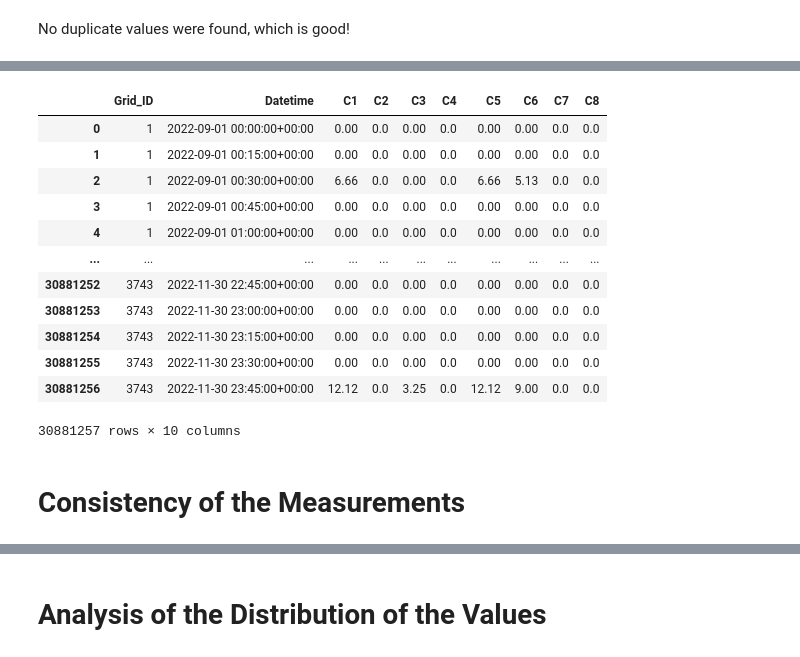
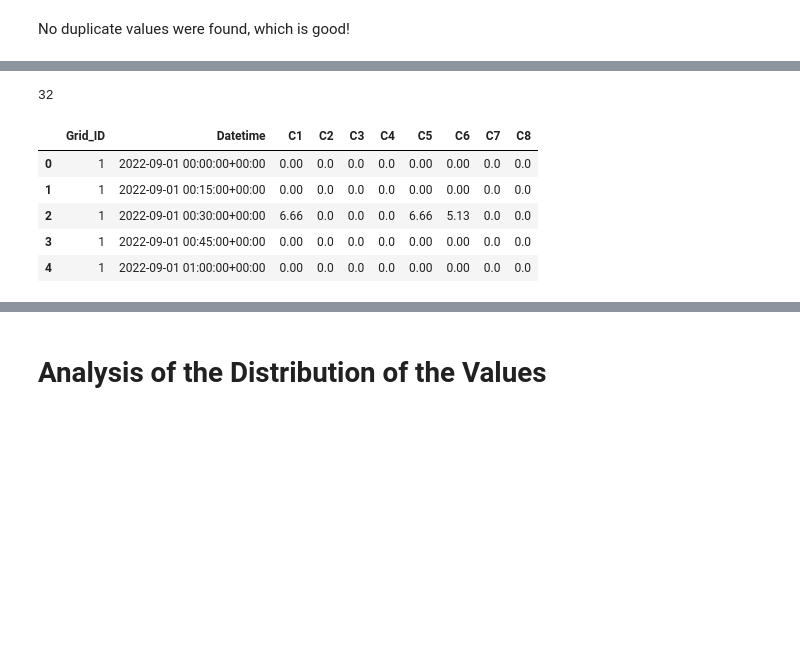
Before and after one commit to duarteoliper/WDL_2023, a Jupyter notebook: notebooks/eda.ipynb, the cells around one changed output, grey strips where cells are left out. Drawn from its saved outputs; the diff is of its cells as text; code cells hidden in the pictures; blank space fills up the shorter version.

```diff
--- a/notebooks/eda.ipynb
+++ b/notebooks/eda.ipynb
@@ -14,20 +15,26 @@ from shapely import wkt
 # %% [markdown]
 ## Feature Data
 # %%
-# Data file names
-grid_info = os.path.join(os.path.dirname(os.getcwd()), "data", "raw", "ficheiros_WDL", "DISPOSITIVOS MOVEIS_QUADRICULAS", "DISPOSITIVOS MOVEIS_QUADRICULAS.xlsx")
+def read_df_movs():
+    # Data file names
+    grid_info = os.path.join(os.path.dirname(os.getcwd()), "data", "raw", "ficheiros_WDL", "DISPOSITIVOS MOVEIS_QUADRICULAS", "DISPOSITIVOS MOVEIS_QUADRICULAS.xlsx")
 
-#There are mov files for different datas, I'll add all of them here latter
-movs_path = os.path.join(os.path.dirname(os.getcwd()), "data", "raw", "ficheiros_WDL", "DISPOSITIVOS MOVEIS_GRELHA E EIXOS")
-movs_2022_09 = os.path.join(movs_path, "CML_DISPOSITIVOS MOVEIS_GRELHA_indCD15m_2022_09_0001_4000.csv")
-movs_2022_10 = os.path.join(movs_path, "CML_DISPOSITIVOS MOVEIS_GRELHA_indCD15m_2022_10_0001_4000.csv")
-movs_2022_11 = os.path.join(movs_path, "CML_DISPOSITIVOS MOVEIS_GRELHA_indCD15m_2022_11_0001_4000.csv")
+    #There are mov files for different datas, I'll add all of them here latter
+    movs_path = os.path.join(os.path.dirname(os.getcwd()), "data", "raw", "ficheiros_WDL", "DISPOSITIVOS MOVEIS_GRELHA E EIXOS")
+    movs_2022_09 = os.path.join(movs_path, "CML_DISPOSITIVOS MOVEIS_GRELHA_indCD15m_2022_09_0001_4000.csv")
+    movs_2022_10 = os.path.join(movs_path, "CML_DISPOSITIVOS MOVEIS_GRELHA_indCD15m_2022_10_0001_4000.csv")
+    movs_2022_11 = os.path.join(movs_path, "CML_DISPOSITIVOS MOVEIS_GRELHA_indCD15m_2022_11_0001_4000.csv")
 
-# Read data of each month
-df_movs_2022_09= pd.read_csv(movs_2022_09, parse_dates=["Datetime"])
-df_movs_2022_10= pd.read_csv(movs_2022_10, parse_dates=["Datetime"])
-df_movs_2022_11= pd.read_csv(movs_2022_11, parse_dates=["Datetime"])
+    # Read data of each month
+    df_movs_2022_09= pd.read_csv(movs_2022_09, parse_dates=["Datetime"])
+    df_movs_2022_10= pd.read_csv(movs_2022_10, parse_dates=["Datetime"])
+    df_movs_2022_11= pd.read_csv(movs_2022_11, parse_dates=["Datetime"])
 
-# Join the 3 months' dataframes:
-df_movs = pd.concat([df_movs_2022_09, df_movs_2022_10, df_movs_2022_11])
-del(df_movs_2022_09, df_movs_2022_10, df_movs_2022_11)
+    # Join the 3 months' dataframes:
+    df_movs = pd.concat([df_movs_2022_09, df_movs_2022_10, df_movs_2022_11])
+    del(df_movs_2022_09, df_movs_2022_10, df_movs_2022_11)
+
+    # Order by date and reset index
+    df_movs = df_movs.sort_values(by=['Grid_ID', 'Datetime']).reset_index(drop=True)
+
+    return df_movs
@@ -106,18 +457,25 @@ df_movs = df_movs.sort_values(by=['Grid_ID', 'Datetime']).reset_index(drop=True)
+# %%
+del all_gridid_gaps
+del gaps_df
+del grid_id_grouped
+del large_gap_timestamps
+del large_gap_timestamps_df
+del large_gaps_count
+del large_gaps_count_ind
+del larger_gaps
+
+gc.collect()
+# %% [output]
+32
+# %%
+# the kernel may die, in that case, please restart it, and come back to this cell :)
+df_movs = read_df_movs()
 # %%
-df_movs
+df_movs.head()
 # %% [output]
 |  | Grid_ID | Datetime | C1 | C2 | C3 | C4 | C5 | C6 | C7 | C8 |
-| 0 | 1 | 2022-09-01 00:00:00+00:00 | 0.00 | 0.0 | 0.00 | 0.0 | 0.00 | 0.00 | 0.0 | 0.0 |
-| 1 | 1 | 2022-09-01 00:15:00+00:00 | 0.00 | 0.0 | 0.00 | 0.0 | 0.00 | 0.00 | 0.0 | 0.0 |
-| 2 | 1 | 2022-09-01 00:30:00+00:00 | 6.66 | 0.0 | 0.00 | 0.0 | 6.66 | 5.13 | 0.0 | 0.0 |
-| 3 | 1 | 2022-09-01 00:45:00+00:00 | 0.00 | 0.0 | 0.00 | 0.0 | 0.00 | 0.00 | 0.0 | 0.0 |
-| 4 | 1 | 2022-09-01 01:00:00+00:00 | 0.00 | 0.0 | 0.00 | 0.0 | 0.00 | 0.00 | 0.0 | 0.0 |
-| ... | ... | ... | ... | ... | ... | ... | ... | ... | ... | ... |
-| 30881252 | 3743 | 2022-11-30 22:45:00+00:00 | 0.00 | 0.0 | 0.00 | 0.0 | 0.00 | 0.00 | 0.0 | 0.0 |
-| 30881253 | 3743 | 2022-11-30 23:00:00+00:00 | 0.00 | 0.0 | 0.00 | 0.0 | 0.00 | 0.00 | 0.0 | 0.0 |
-| 30881254 | 3743 | 2022-11-30 23:15:00+00:00 | 0.00 | 0.0 | 0.00 | 0.0 | 0.00 | 0.00 | 0.0 | 0.0 |
-| 30881255 | 3743 | 2022-11-30 23:30:00+00:00 | 0.00 | 0.0 | 0.00 | 0.0 | 0.00 | 0.00 | 0.0 | 0.0 |
-| 30881256 | 3743 | 2022-11-30 23:45:00+00:00 | 12.12 | 0.0 | 3.25 | 0.0 | 12.12 | 9.00 | 0.0 | 0.0 |
+| 0 | 1 | 2022-09-01 00:00:00+00:00 | 0.00 | 0.0 | 0.0 | 0.0 | 0.00 | 0.00 | 0.0 | 0.0 |
+| 1 | 1 | 2022-09-01 00:15:00+00:00 | 0.00 | 0.0 | 0.0 | 0.0 | 0.00 | 0.00 | 0.0 | 0.0 |
+| 2 | 1 | 2022-09-01 00:30:00+00:00 | 6.66 | 0.0 | 0.0 | 0.0 | 6.66 | 5.13 | 0.0 | 0.0 |
+| 3 | 1 | 2022-09-01 00:45:00+00:00 | 0.00 | 0.0 | 0.0 | 0.0 | 0.00 | 0.00 | 0.0 | 0.0 |
+| 4 | 1 | 2022-09-01 01:00:00+00:00 | 0.00 | 0.0 | 0.0 | 0.0 | 0.00 | 0.00 | 0.0 | 0.0 |
-30881257 rows × 10 columns
-# %% [markdown]
-# Consistency of the Measurements
```
Also changed, not shown: parts of 56 cells of this notebook.
